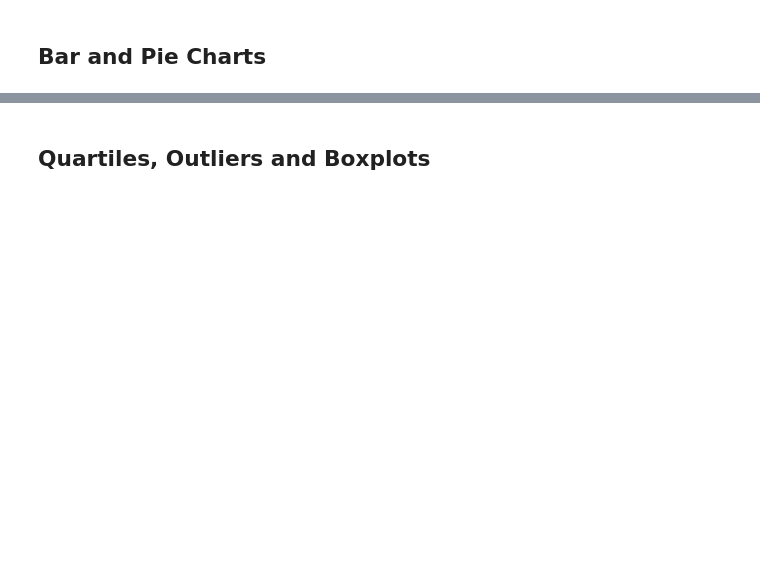
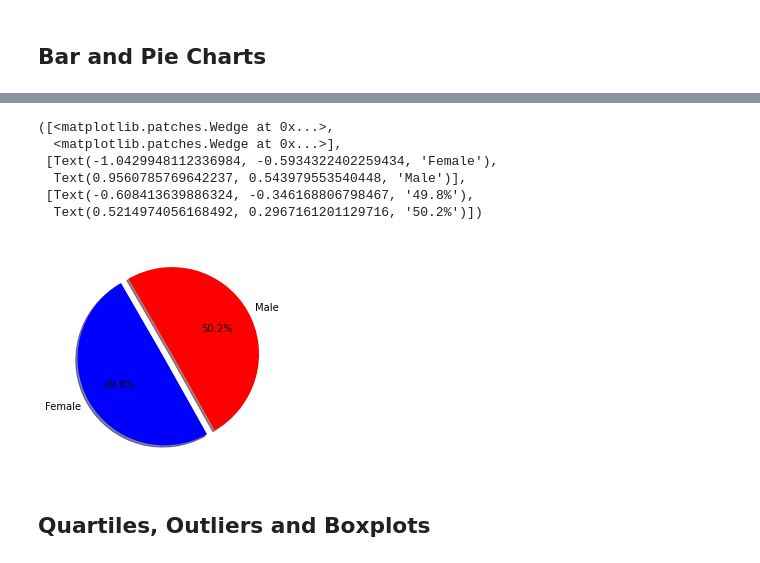
Before and after one commit to ratikachauhan/matplot-challenge, a Jupyter notebook: Pymaceuticals/pymaceuticals_starter_Ratika.ipynb, the cells around one changed output, grey strips where cells are left out. Drawn from its saved outputs; the diff is of its cells as text; code cells hidden in the pictures; blank space fills up the shorter version.

```diff
--- a/Pymaceuticals/pymaceuticals_starter_Ratika.ipynb
+++ b/Pymaceuticals/pymaceuticals_starter_Ratika.ipynb
@@ -214,2 +225,20 @@ agg_summary_statistic_df
 # %%
-# Generate a pie plot showing the distribution of female versus male mice using Pandas
+# Generate a pie plot showing the distribution of female versus male mice using pyplot
+
+import matplotlib.pyplot as plt
+
+
+labels=['Female','Male']
+colors = ['blue', 'red']
+explode = (0.1, 0)
+
+plt.pie(gender_count, explode=explode, labels=labels, colors=colors,
+        autopct="%1.1f%%", shadow=True, startangle=120)
+# %% [output]
+([<matplotlib.patches.Wedge at 0x...>,
+  <matplotlib.patches.Wedge at 0x...>],
+ [Text(-1.0429948112336984, -0.5934322402259434, 'Female'),
+  Text(0.9560785769642237, 0.543979553540448, 'Male')],
+ [Text(-0.608413639886324, -0.346168806798467, '49.8%'),
+  Text(0.5214974056168492, 0.2967161201129716, '50.2%')])
+[figure, added]
```
Also changed, not shown: parts of 34 cells of this notebook.
